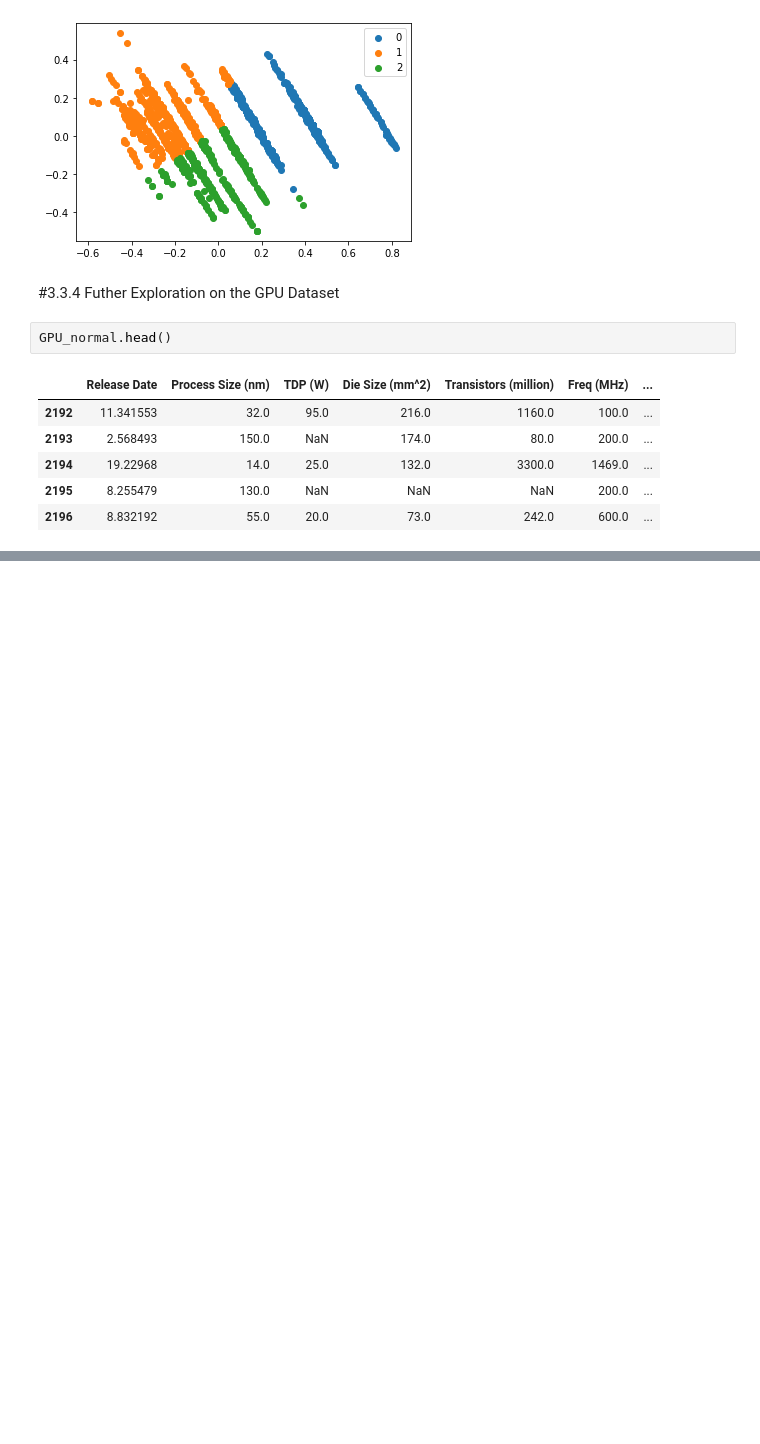
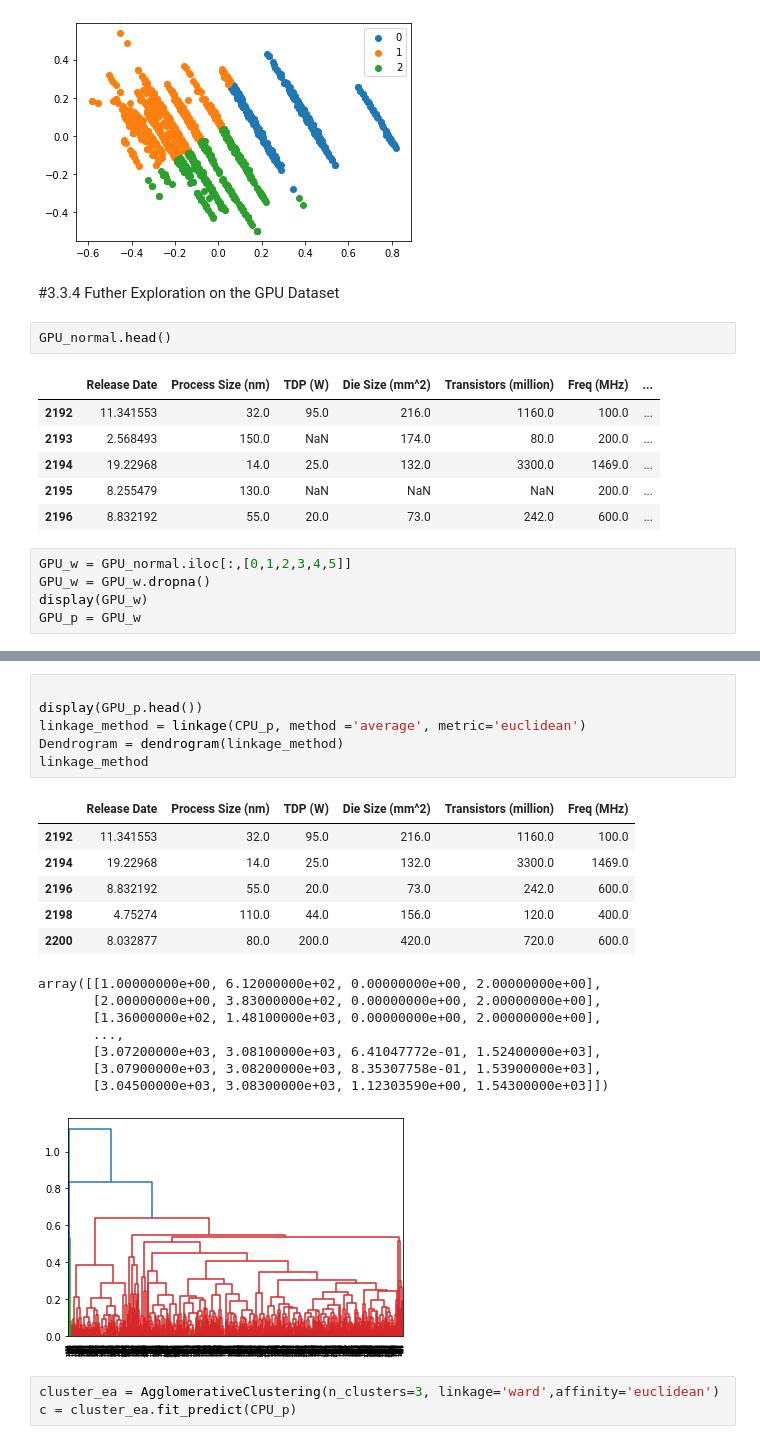
Before and after one commit to Yuchen-PLB/ECS171-FP, a Jupyter notebook: code/models/apply_Clustering_Models.ipynb, the cells around one changed output, grey strips where cells are left out. Drawn from its saved outputs; the diff is of its cells as text; blank space fills up the shorter version.

```diff
--- a/code/models/apply_Clustering_Models.ipynb
+++ b/code/models/apply_Clustering_Models.ipynb
@@ -395,3 +395,8 @@ GPU_normal.head()
 | 2194 | 19.22968 | 14.0 | 25.0 | 132.0 | 3300.0 | 1469.0 | ... |
 | 2195 | 8.255479 | 130.0 | NaN | NaN | NaN | 200.0 | ... |
 | 2196 | 8.832192 | 55.0 | 20.0 | 73.0 | 242.0 | 600.0 | ... |
+# %%
+GPU_w = GPU_normal.iloc[:,[0,1,2,3,4,5]]
+GPU_w = GPU_w.dropna()
+display(GPU_w)
+GPU_p = GPU_w
@@ -397,0 +417,24 @@ GPU_normal.head()
+# %%
+
+display(GPU_p.head())
+linkage_method = linkage(CPU_p, method ='average', metric='euclidean')
+Dendrogram = dendrogram(linkage_method)
+linkage_method
+# %% [output]
+|  | Release Date | Process Size (nm) | TDP (W) | Die Size (mm^2) | Transistors (million) | Freq (MHz) |
+| 2192 | 11.341553 | 32.0 | 95.0 | 216.0 | 1160.0 | 100.0 |
+| 2194 | 19.22968 | 14.0 | 25.0 | 132.0 | 3300.0 | 1469.0 |
+| 2196 | 8.832192 | 55.0 | 20.0 | 73.0 | 242.0 | 600.0 |
+| 2198 | 4.75274 | 110.0 | 44.0 | 156.0 | 120.0 | 400.0 |
+| 2200 | 8.032877 | 80.0 | 200.0 | 420.0 | 720.0 | 600.0 |
+array([[1.00000000e+00, 6.12000000e+02, 0.00000000e+00, 2.00000000e+00],
+       [2.00000000e+00, 3.83000000e+02, 0.00000000e+00, 2.00000000e+00],
+       [1.36000000e+02, 1.48100000e+03, 0.00000000e+00, 2.00000000e+00],
+       ...,
+       [3.07200000e+03, 3.08100000e+03, 6.41047772e-01, 1.52400000e+03],
+       [3.07900000e+03, 3.08200000e+03, 8.35307758e-01, 1.53900000e+03],
+       [3.04500000e+03, 3.08300000e+03, 1.12303590e+00, 1.54300000e+03]])
+[figure, added]
+# %%
+cluster_ea = AgglomerativeClustering(n_clusters=3, linkage='ward',affinity='euclidean')
+c = cluster_ea.fit_predict(CPU_p)
```
Also changed, not shown: parts of 5 cells of this notebook.
